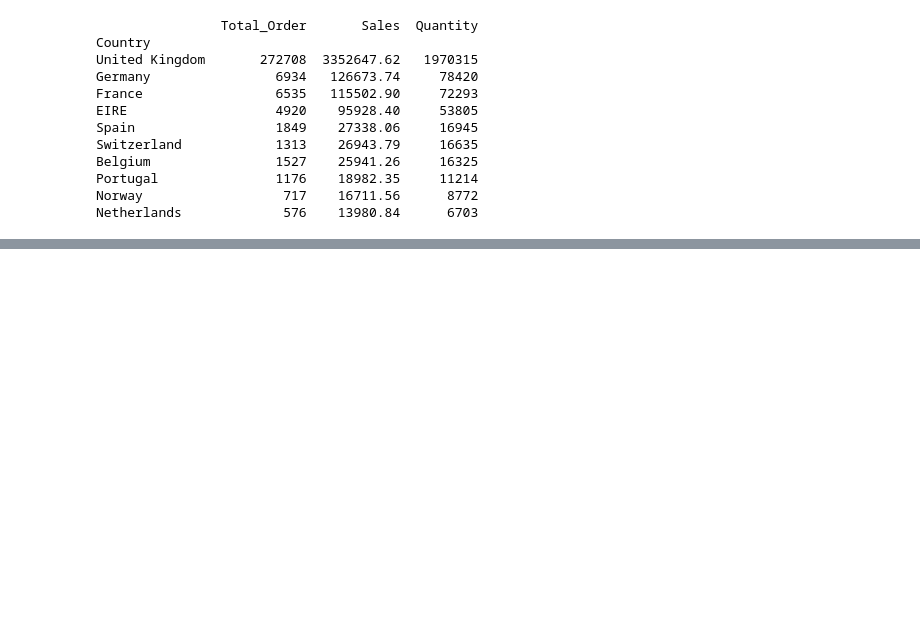
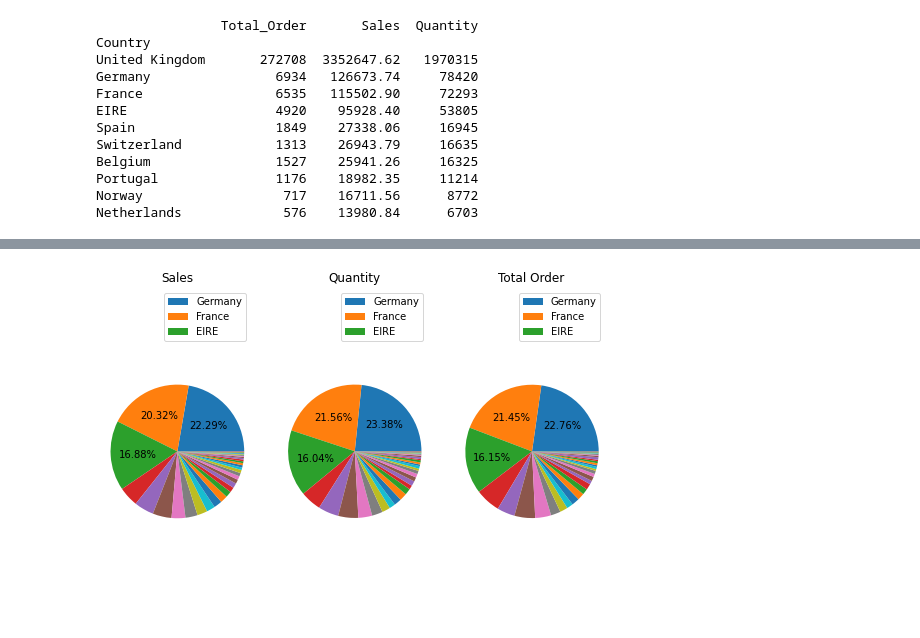
Before and after one commit to wahyunh10/Project-Online-Retail-Dataset, a Jupyter notebook: Online_Retail_Dataset.ipynb, the cells around one changed output, grey strips where cells are left out. Saved outputs shown, nothing was run; the diff lists cells and outputs as text; code cells hidden in the pictures; blank space fills up the shorter version.

```diff
--- a/Online_Retail_Dataset.ipynb
+++ b/Online_Retail_Dataset.ipynb
@@ -234,0 +266,3 @@ Netherlands             576    13980.84      6703
+# %%
+Foreign_Sales = Sales_Country.reset_index().query('Country != "United Kingdom"')
+Foreign_Sales.head(10)
@@ -234,0 +281,29 @@ Netherlands             576    13980.84      6703
+# %%
+f, (ax1, ax2, ax3) = plt.subplots(1, 3, figsize=(9,6))
+
+def autopct(pct):
+    return ('%1.2f%%' % pct) if pct > 15 else ''
+
+p,t,a = ax1.pie(Foreign_Sales.Sales, autopct=autopct)
+p,t,a = ax2.pie(Foreign_Sales.Quantity, autopct=autopct)
+p,t,a = ax3.pie(Foreign_Sales.Total_Order, autopct=autopct)
+ax1.axis('equal')
+ax2.axis('equal')
+ax3.axis('equal')
+# normalize dataframe (not actually needed here, but for general case)
+normsizes = Foreign_Sales.Sales/Foreign_Sales.Sales.sum()*100
+normsizes2 = Foreign_Sales.Quantity/Foreign_Sales.Quantity.sum()*100
+normsizes3 = Foreign_Sales.Total_Order/Foreign_Sales.Total_Order.sum()*100
+# create handles and labels for legend, take only those where value is > 1
+h,l = zip(*[(h,lab) for h,lab,i in zip(p,Foreign_Sales.Country.values,normsizes.values) if i > 15])
+h,j = zip(*[(h,lab) for h,lab,i in zip(p,Foreign_Sales.Country.values,normsizes2.values) if i > 15])
+h,k = zip(*[(h,lab) for h,lab,i in zip(p,Foreign_Sales.Country.values,normsizes3.values) if i > 15])
+ax1.set_title('Sales')
+ax2.set_title('Quantity')
+ax3.set_title('Total Order')
+ax1.legend(h, l,loc="best", bbox_to_anchor=(1,1))
+ax2.legend(h, j,loc="best", bbox_to_anchor=(1,1))
+ax3.legend(h, k,loc="best", bbox_to_anchor=(1,1))
+plt.show()
+# %% [output]
+[figure, added]
```
Also changed, not shown: parts of 3 cells of this notebook.
